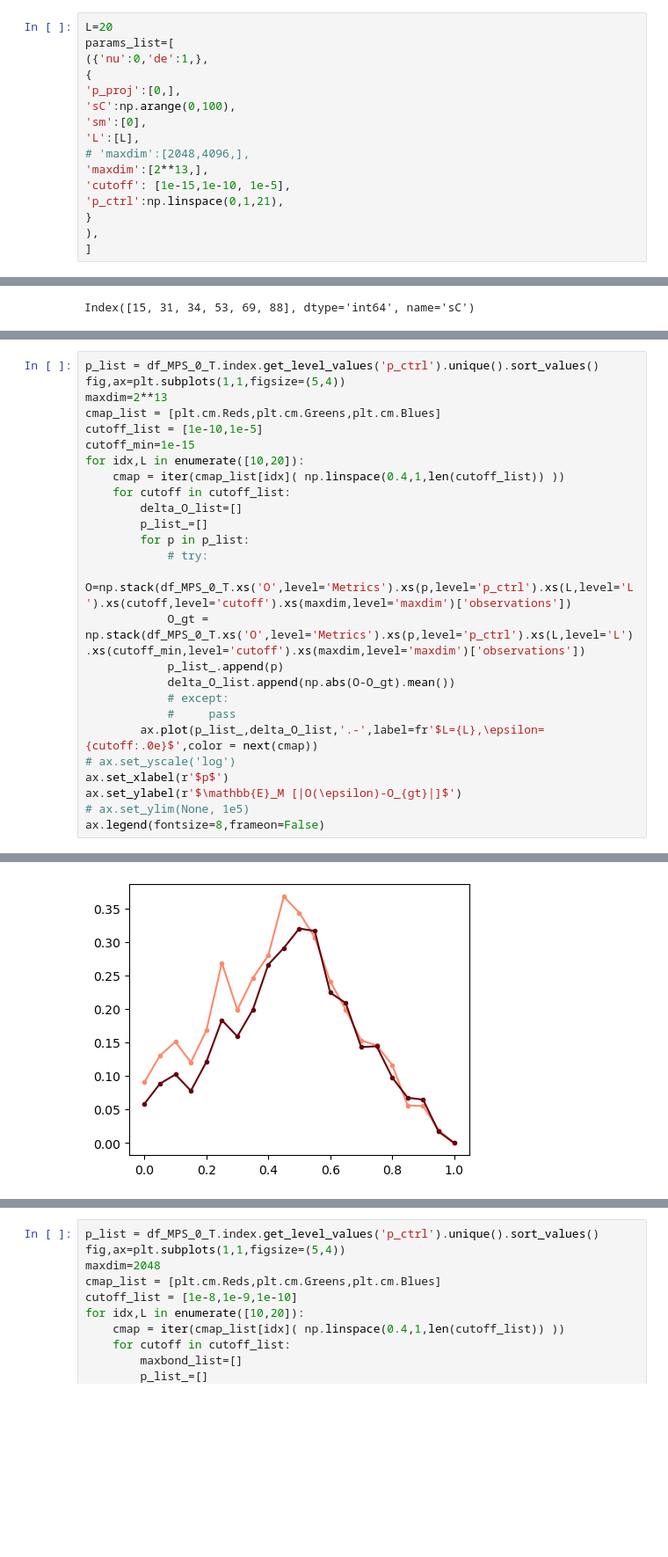
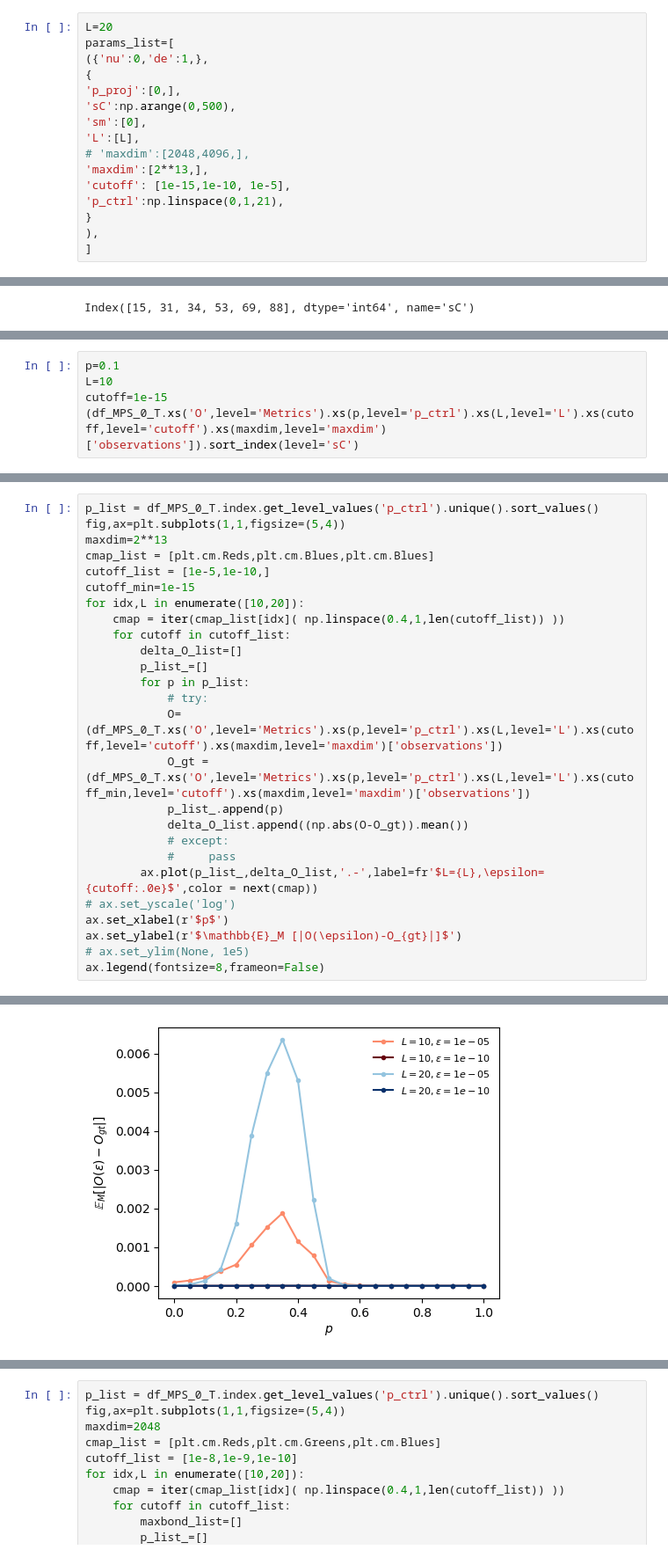
Before and after one commit to youtao1999/CT_MPS, a Jupyter notebook: FM_evo.ipynb, the cells around one changed output, grey strips where cells are left out. Shown: that part at 88% size. Cells and saved outputs as stored; diff of their text form; blank space fills up the shorter version.

```diff
--- a/FM_evo.ipynb
+++ b/FM_evo.ipynb
@@ -14,7 +14,7 @@ params_list=[
 ({'nu':0,'de':1,},
 {
 'p_proj':[0,],
-'sC':np.arange(0,100),
+'sC':np.arange(0,500),
 'sm':[0],
 'L':[L],
 # 'maxdim':[2048,4096,],
@@ -93,0 +113,5 @@ ax.legend(fontsize=8,frameon=False)
+# %%
+p=0.1
+L=10
+cutoff=1e-15
+(df_MPS_0_T.xs('O',level='Metrics').xs(p,level='p_ctrl').xs(L,level='L').xs(cutoff,level='cutoff').xs(maxdim,level='maxdim')['observations']).sort_index(level='sC')
@@ -95,8 +133,8 @@ ax.legend(fontsize=8,frameon=False)
 p_list = df_MPS_0_T.index.get_level_values('p_ctrl').unique().sort_values()
 fig,ax=plt.subplots(1,1,figsize=(5,4))
 maxdim=2**13
-cmap_list = [plt.cm.Reds,plt.cm.Greens,plt.cm.Blues]
-cutoff_list = [1e-10,1e-5]
+cmap_list = [plt.cm.Reds,plt.cm.Blues,plt.cm.Blues]
+cutoff_list = [1e-5,1e-10,]
 cutoff_min=1e-15
 for idx,L in enumerate([10,20]):
     cmap = iter(cmap_list[idx]( np.linspace(0.4,1,len(cutoff_list)) ))
@@ -105,10 +143,10 @@ for idx,L in enumerate([10,20]):
         p_list_=[]
         for p in p_list:
             # try:
-            O=np.stack(df_MPS_0_T.xs('O',level='Metrics').xs(p,level='p_ctrl').xs(L,level='L').xs(cutoff,level='cutoff').xs(maxdim,level='maxdim')['observations'])
-            O_gt = np.stack(df_MPS_0_T.xs('O',level='Metrics').xs(p,level='p_ctrl').xs(L,level='L').xs(cutoff_min,level='cutoff').xs(maxdim,level='maxdim')['observations'])
+            O=(df_MPS_0_T.xs('O',level='Metrics').xs(p,level='p_ctrl').xs(L,level='L').xs(cutoff,level='cutoff').xs(maxdim,level='maxdim')['observations'])
+            O_gt = (df_MPS_0_T.xs('O',level='Metrics').xs(p,level='p_ctrl').xs(L,level='L').xs(cutoff_min,level='cutoff').xs(maxdim,level='maxdim')['observations'])
             p_list_.append(p)
-            delta_O_list.append(np.abs(O-O_gt).mean())
+            delta_O_list.append((np.abs(O-O_gt)).mean())
             # except:
             #     pass
         ax.plot(p_list_,delta_O_list,'.-',label=fr'$L={L},\epsilon={cutoff:.0e}$',color = next(cmap))
@@ -122,4 +160,4 @@ ValueError: operands could not be broadcast together with shapes (99,) (98,)
-[figure, old version]
+[figure, new version]
 # %%
 Op_list = df_MPS_0_T.index.get_level_values('p_ctrl').unique().sort_values()
 fig,ax=plt.subplots(1,1,figsize=(5,4))
```
Also changed, not shown: parts of 6 cells of this notebook.
